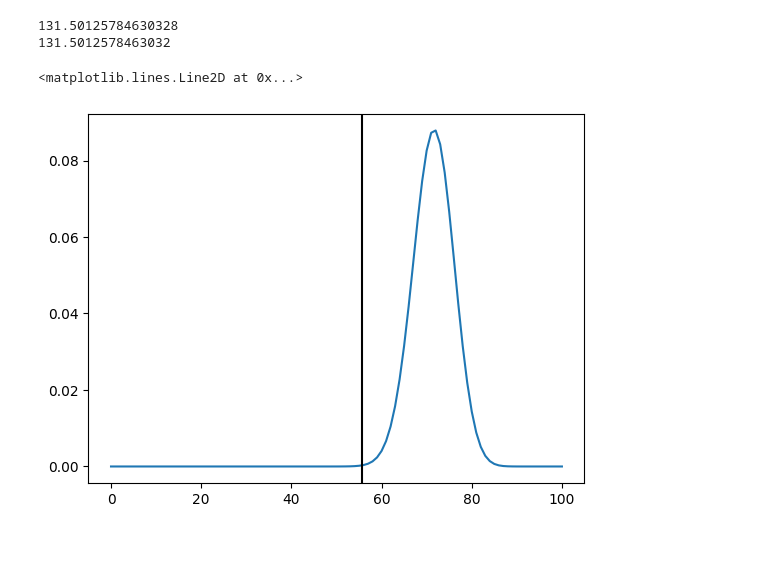
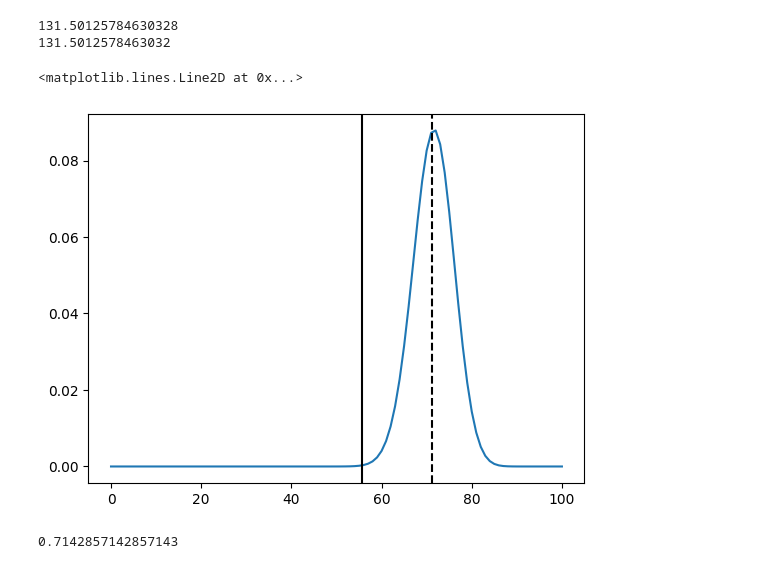
Before and after one commit to eadains/PythonBlogNotebooks, a Jupyter notebook: ergodicity_breaking.ipynb, the cells around one changed output. Drawn from its saved outputs; the diff is of its cells as text; code cells hidden in the pictures.

Commit message:
Adding mode computation

```diff
--- a/ergodicity_breaking.ipynb
+++ b/ergodicity_breaking.ipynb
@@ -85,12 +85,3 @@ print(E_R(t, G, L, p))
 # %% [output]
 131.50125784630328
 131.5012578463032
-# %%
-plt.plot(range(t+1), np.array(results) / np.sum(results))
-plt.axvline(W_BE(t, G, L), color="black")
-# Observation, it's not actually the biggest winners that have the largest influence on the ensemble average,
-# but the paths that win only a moderate amount
-# There's some kind of balance between how the probabilities decay and how the wealth accumulates
-# %% [output]
-<matplotlib.lines.Line2D at 0x...>
-[figure, removed]
@@ -98,0 +88,13 @@ plt.axvline(W_BE(t, G, L), color="black")
+# %%
+mode = ((1-p) * (1+L) - t * p * (1+G)) / (-p*(1+G) - (1-p)*(1+L))
+# %%
+plt.plot(range(t+1), np.array(results) / np.sum(results))
+plt.axvline(W_BE(t, G, L), color="black")
+plt.axvline(mode, linestyle="dashed", color="black")
+# %% [output]
+<matplotlib.lines.Line2D at 0x...>
+[figure, added]
+# %%
+(p * (1+G)) / (p*(1+G) + (1-p)*(1+L))
+# %% [output]
+0.7142857142857143
```
Also changed, not shown: parts of 2 cells of this notebook.
